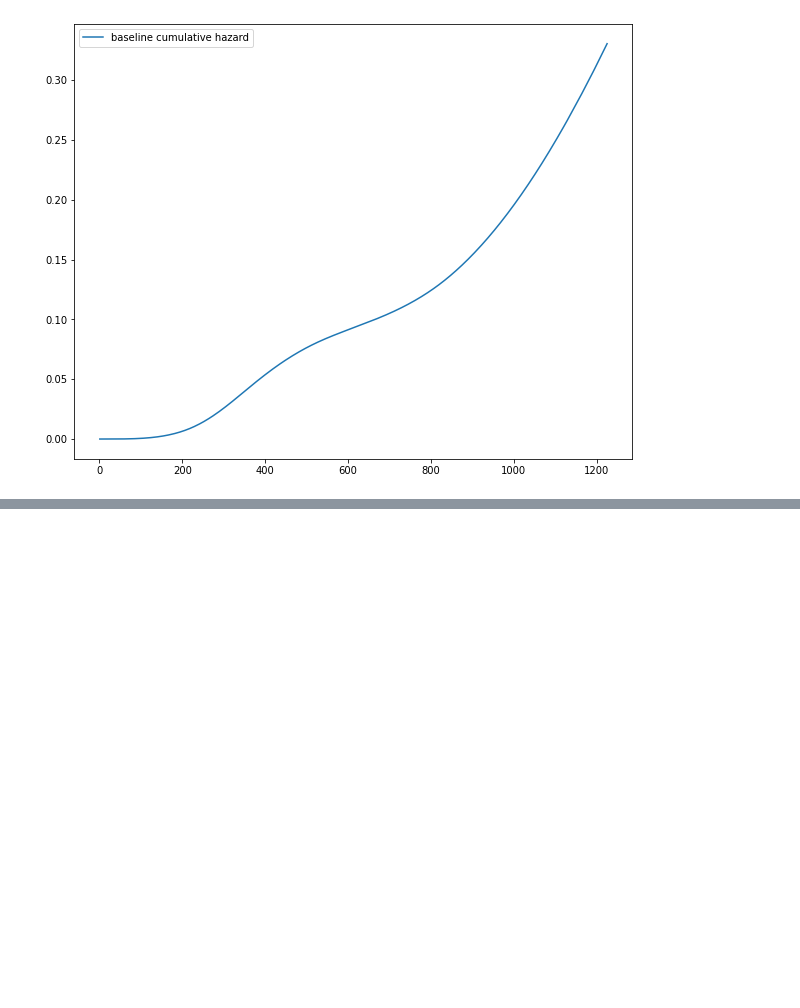
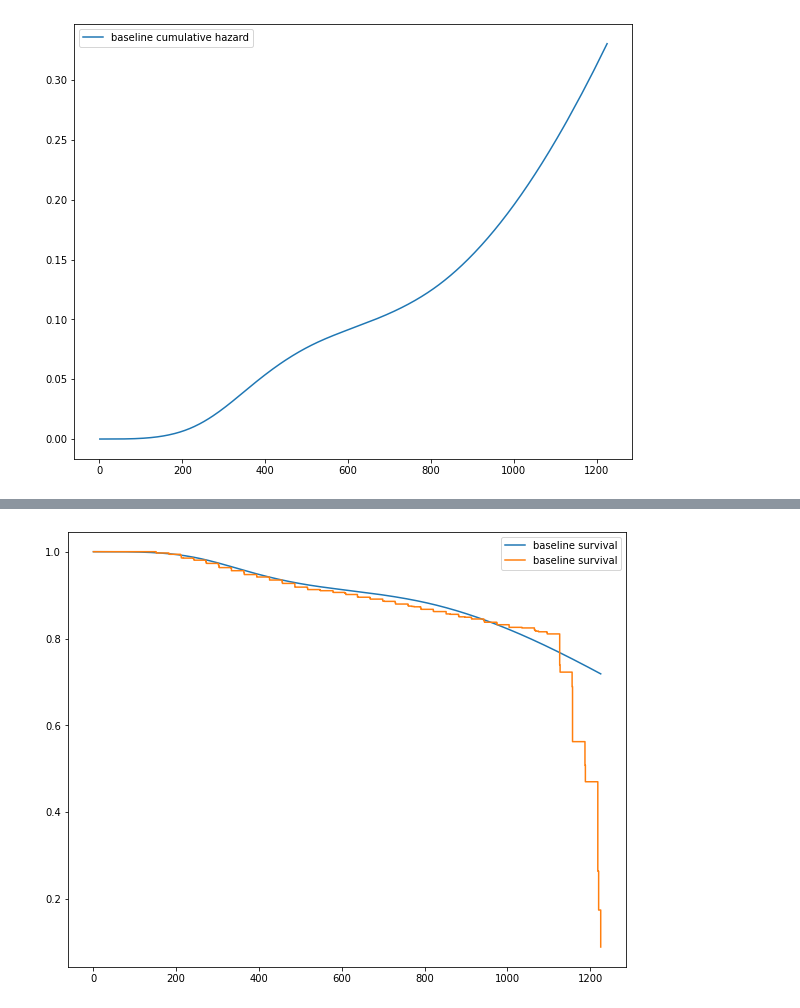
Before and after one commit to lponcec94/clases_bourbaki, a Jupyter notebook: Survival_Anlaysis.ipynb, the cells around one changed output, grey strips where cells are left out. Saved outputs shown, nothing was run; the diff lists cells and outputs as text; code cells hidden in the pictures; blank space fills up the shorter version.

```diff
--- a/Survival_Anlaysis.ipynb
+++ b/Survival_Anlaysis.ipynb
@@ -626,0 +649,6 @@ model.baseline_cumulative_hazard_.plot(figsize=(10, 8));
+# %%
+ax = model_par.baseline_survival_.plot(figsize=(10, 8));
+
+model_semipar.baseline_survival_.plot(ax=ax, drawstyle="steps-post");
+# %% [output]
+[figure, added]
```
Also changed, not shown: parts of 8 cells of this notebook.
